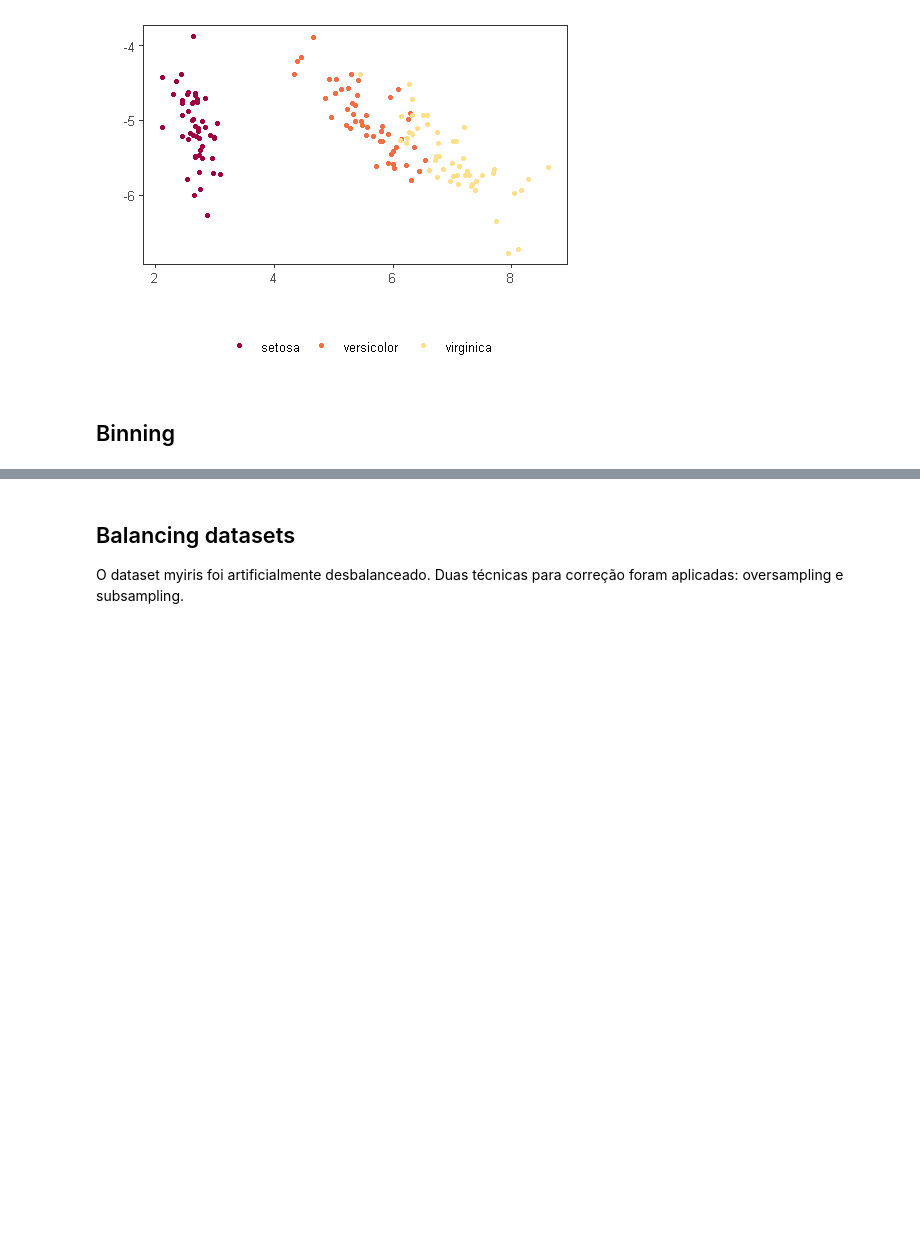
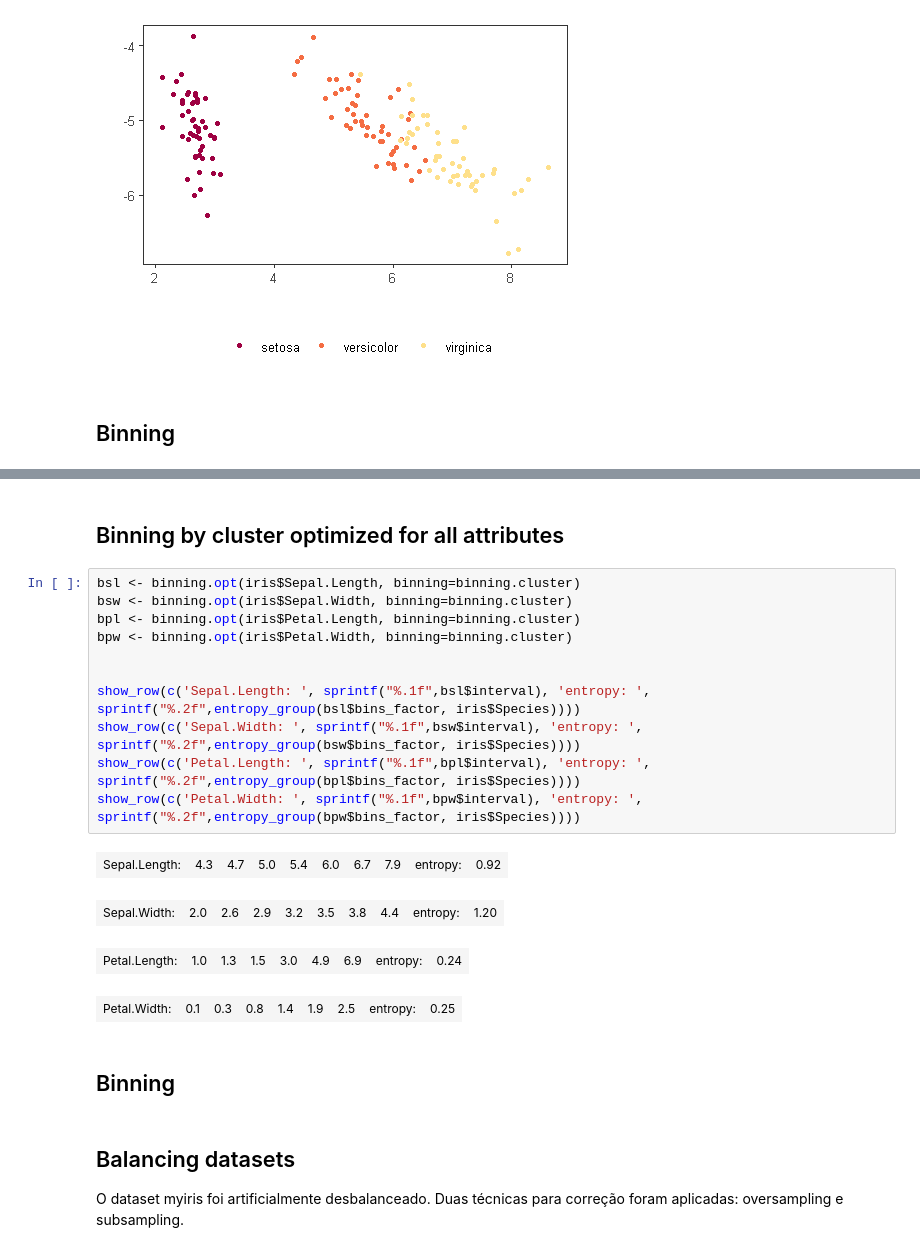
Before and after one commit to eogasawara/mylibrary, a Jupyter notebook: myPreprocessing.ipynb, the cells around one changed output, grey strips where cells are left out. Cells and saved outputs as stored; diff of their text form; blank space fills up the shorter version.

```diff
--- a/myPreprocessing.ipynb
+++ b/myPreprocessing.ipynb
@@ -158,3 +162,23 @@ print(c('cluster: ', bc$interval, 'entropy: ', entropy_group(bc$bins_factor, lab
+# %% [markdown]
+## Binning by cluster optimized for all attributes
+# %%
+bsl <- binning.opt(iris$Sepal.Length, binning=binning.cluster)
+bsw <- binning.opt(iris$Sepal.Width, binning=binning.cluster)
+bpl <- binning.opt(iris$Petal.Length, binning=binning.cluster)
+bpw <- binning.opt(iris$Petal.Width, binning=binning.cluster)
+
+
+show_row(c('Sepal.Length: ', sprintf("%.1f",bsl$interval), 'entropy: ', sprintf("%.2f",entropy_group(bsl$bins_factor, iris$Species))))
+show_row(c('Sepal.Width: ', sprintf("%.1f",bsw$interval), 'entropy: ', sprintf("%.2f",entropy_group(bsw$bins_factor, iris$Species))))
+show_row(c('Petal.Length: ', sprintf("%.1f",bpl$interval), 'entropy: ', sprintf("%.2f",entropy_group(bpl$bins_factor, iris$Species))))
+show_row(c('Petal.Width: ', sprintf("%.1f",bpw$interval), 'entropy: ', sprintf("%.2f",entropy_group(bpw$bins_factor, iris$Species))))
+# %% [output]
+| Sepal.Length: | 4.3 | 4.7 | 5.0 | 5.4 | 6.0 | 6.7 | 7.9 | entropy: | 0.92 |
+| Sepal.Width: | 2.0 | 2.6 | 2.9 | 3.2 | 3.5 | 3.8 | 4.4 | entropy: | 1.20 |
+| Petal.Length: | 1.0 | 1.3 | 1.5 | 3.0 | 4.9 | 6.9 | entropy: | 0.24 |
+| Petal.Width: | 0.1 | 0.3 | 0.8 | 1.4 | 1.9 | 2.5 | entropy: | 0.25 |
+# %% [markdown]
+## Binning
 # %% [markdown]
 ## Balancing datasets
 O dataset myiris foi artificialmente desbalanceado.
```
Also changed, not shown: parts of 12 cells of this notebook, 4 other files.
